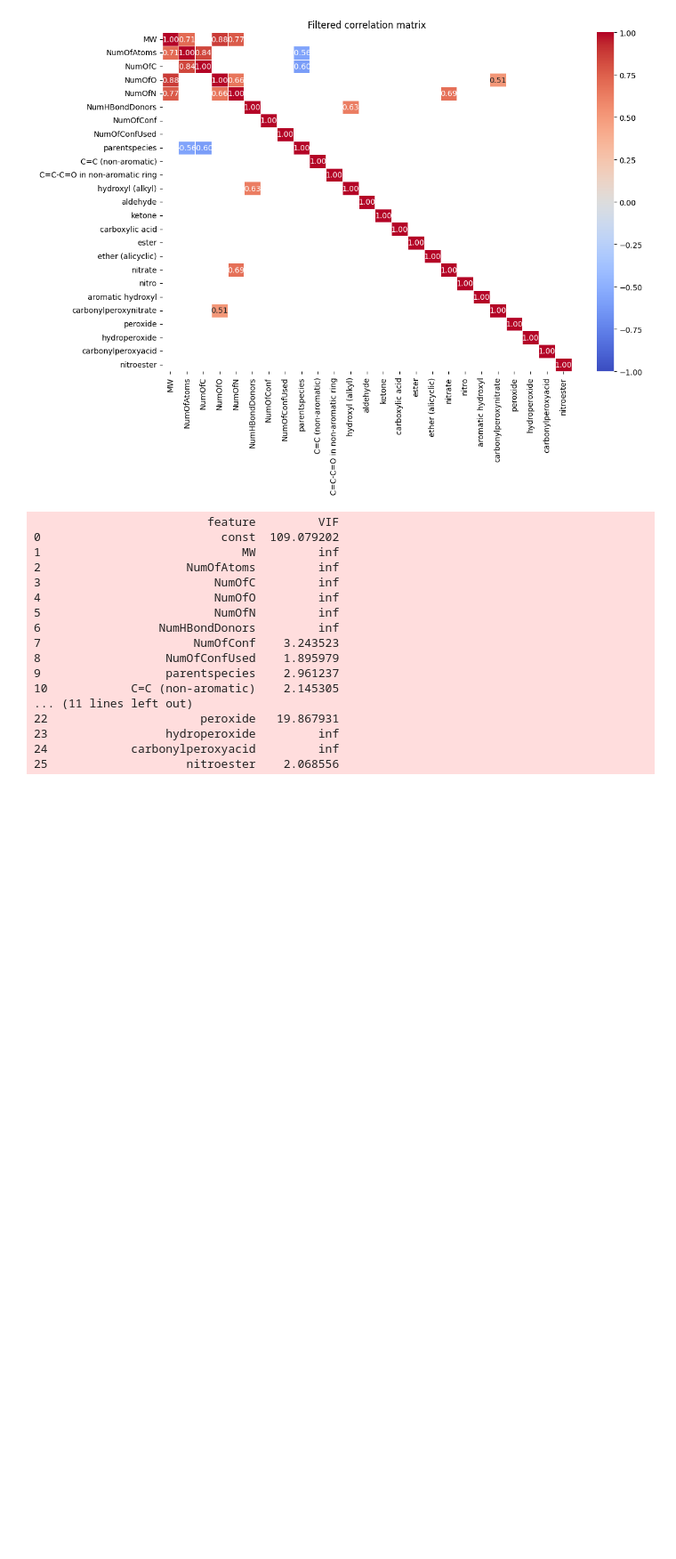
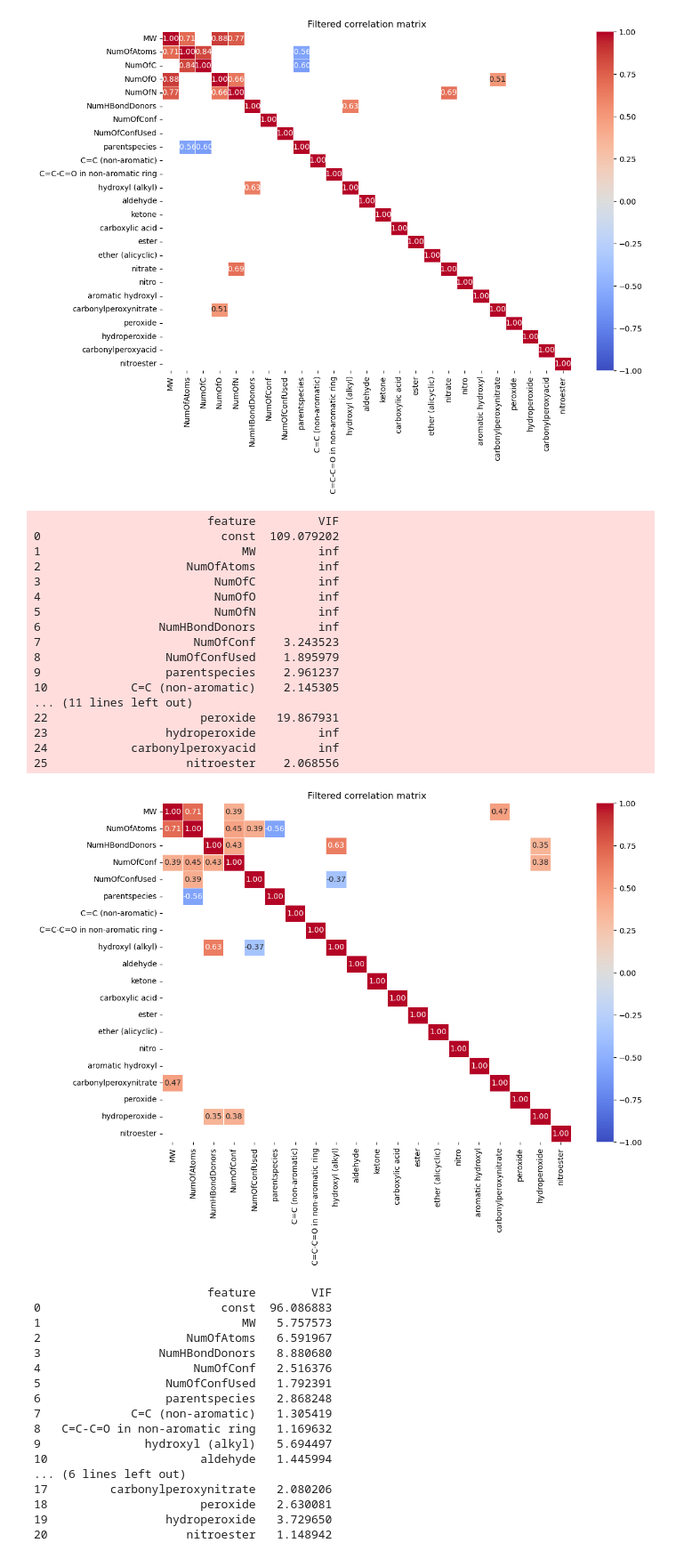
Before and after one commit to immone/intro-to-ml-project, a Jupyter notebook: data_analysis/project.ipynb, the cells around one changed output. Shown at 89% size. Saved outputs shown, nothing was run; the diff lists cells and outputs as text; code cells hidden in the pictures; blank space fills up the shorter version.

```diff
--- a/data_analysis/project.ipynb
+++ b/data_analysis/project.ipynb
@@ -172,3 +173,40 @@ print(vif_data)
 23                 hydroperoxide         inf
 24            carbonylperoxyacid         inf
 25                    nitroester    2.068556
+# %%
+cols = ['NumOfC', 'NumOfO', 'NumOfN', 'nitrate', 'carbonylperoxyacid']
+X_reduced = X.drop(columns=cols)
+corr_matrix_reduced = X_reduced.corr()
+mask_reduced = (corr_matrix_reduced.abs() > 0.35)
+
+plt.figure(figsize=(12, 8))
+sns.heatmap(corr_matrix_reduced[mask_reduced], annot=True, cmap='coolwarm', fmt='.2f', linewidths=0.5, vmin=-1, vmax=1)
+plt.title('Filtered correlation matrix')
+plt.show()
+
+X_const_reduced = add_constant(X_reduced)
+
+vif_data_reduced = pd.DataFrame()
+vif_data_reduced["feature"] = X_const_reduced.columns
+vif_data_reduced["VIF"] = [variance_inflation_factor(X_const_reduced.values, i) for i in range(X_const_reduced.shape[1])]
+
+print(vif_data_reduced)
+# %% [output]
+[figure, added]
+                         feature        VIF
+0                          const  96.086883
+1                             MW   5.757573
+2                     NumOfAtoms   6.591967
+3                 NumHBondDonors   8.880680
+4                      NumOfConf   2.516376
+5                  NumOfConfUsed   1.792391
+6                  parentspecies   2.868248
+7             C=C (non-aromatic)   1.305419
+8   C=C-C=O in non-aromatic ring   1.169632
+9               hydroxyl (alkyl)   5.694497
+10                      aldehyde   1.445994
+... (6 lines left out)
+17         carbonylperoxynitrate   2.080206
+18                      peroxide   2.630081
+19                 hydroperoxide   3.729650
+20                    nitroester   1.148942
```
Also changed, not shown: parts of 4 cells of this notebook.
